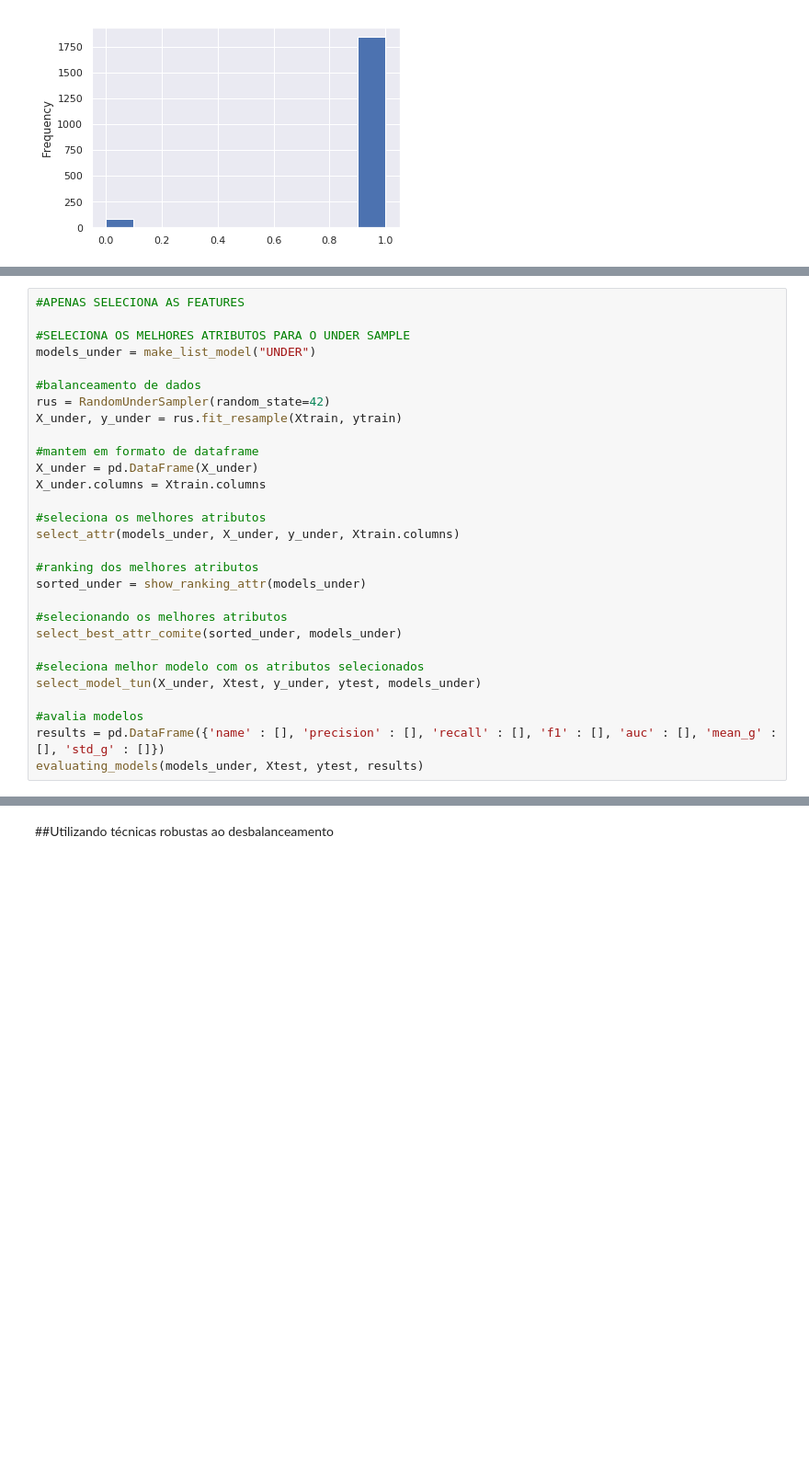
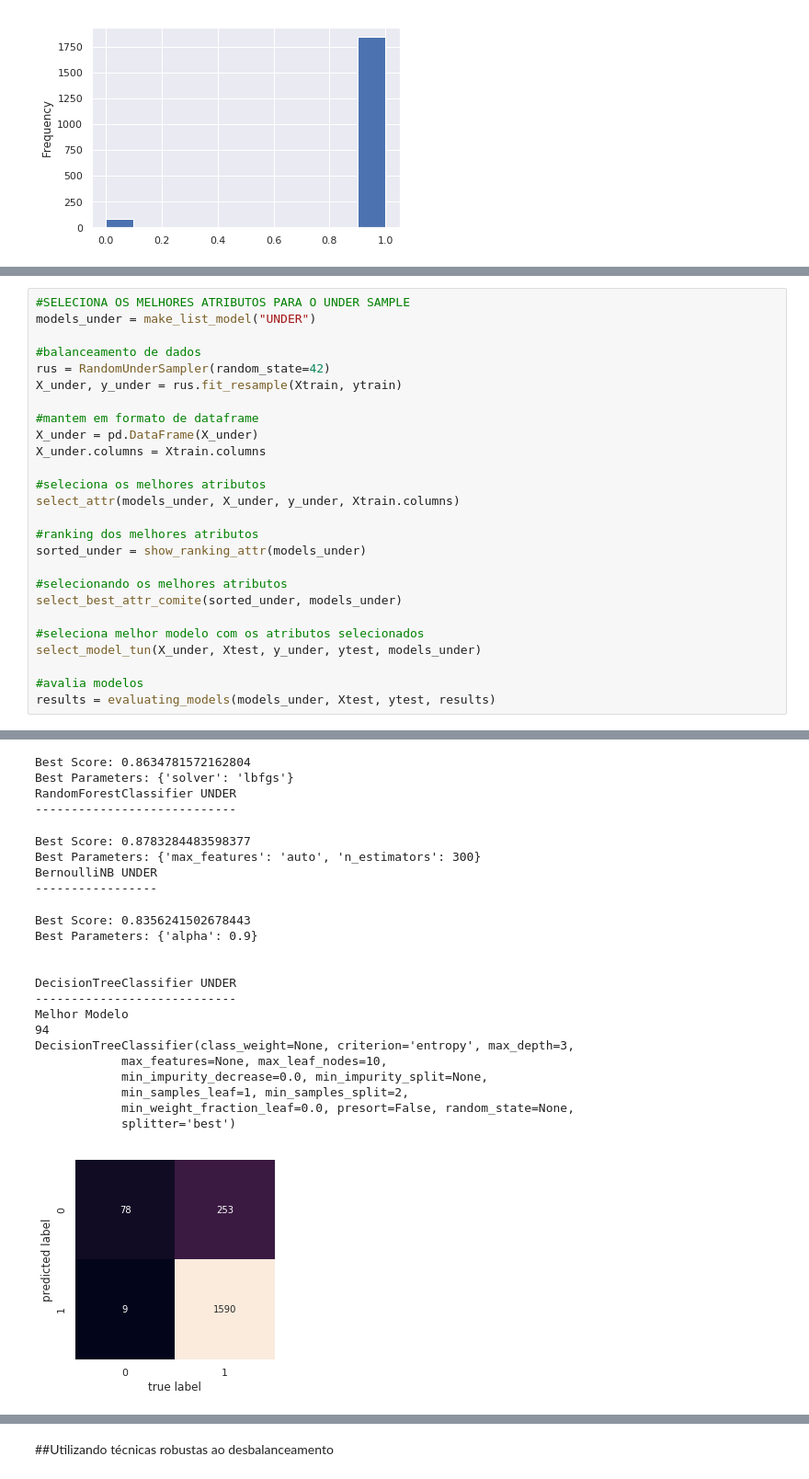
Before and after one commit to tmedeirosb/modelo_ifrn_integrado, a Jupyter notebook: PAPER_EXPERT_2.ipynb, the cells around one changed output, grey strips where cells are left out. Shown at 92% size. Cells and saved outputs as stored; diff of their text form; blank space fills up the shorter version.

```diff
--- a/PAPER_EXPERT_2.ipynb
+++ b/PAPER_EXPERT_2.ipynb
@@ -529,6 +525,4 @@ def evaluating_models(models, Xtest, ytest, results):
 # %%
-#APENAS SELECIONA AS FEATURES
-
 #SELECIONA OS MELHORES ATRIBUTOS PARA O UNDER SAMPLE
 models_under = make_list_model("UNDER")
 
@@ -553,8 +547,7 @@ select_best_attr_comite(sorted_under, models_under)
 select_model_tun(X_under, Xtest, y_under, ytest, models_under)
 
 #avalia modelos
-results = pd.DataFrame({'name' : [], 'precision' : [], 'recall' : [], 'f1' : [], 'auc' : [], 'mean_g' : [], 'std_g' : []})
-evaluating_models(models_under, Xtest, ytest, results)
+results = evaluating_models(models_under, Xtest, ytest, results)
 # %% [output]
 DecisionTreeClassifier UNDER
 ----------------------------
@@ -581,0 +567,23 @@ Best Parameters: {'alpha': 0.5}
+Best Score: 0.8634781572162804
+Best Parameters: {'solver': 'lbfgs'}
+RandomForestClassifier UNDER
+----------------------------
+Best Score: 0.8783284483598377
+Best Parameters: {'max_features': 'auto', 'n_estimators': 300}
+BernoulliNB UNDER
+-----------------
+Best Score: 0.8356241502678443
+Best Parameters: {'alpha': 0.9}
+
+
+DecisionTreeClassifier UNDER
+----------------------------
+Melhor Modelo
+94
+DecisionTreeClassifier(class_weight=None, criterion='entropy', max_depth=3,
+            max_features=None, max_leaf_nodes=10,
+            min_impurity_decrease=0.0, min_impurity_split=None,
+            min_samples_leaf=1, min_samples_split=2,
+            min_weight_fraction_leaf=0.0, presort=False, random_state=None,
+            splitter='best')
+[figure, added]
```
Also changed, not shown: parts of 31 cells of this notebook.
